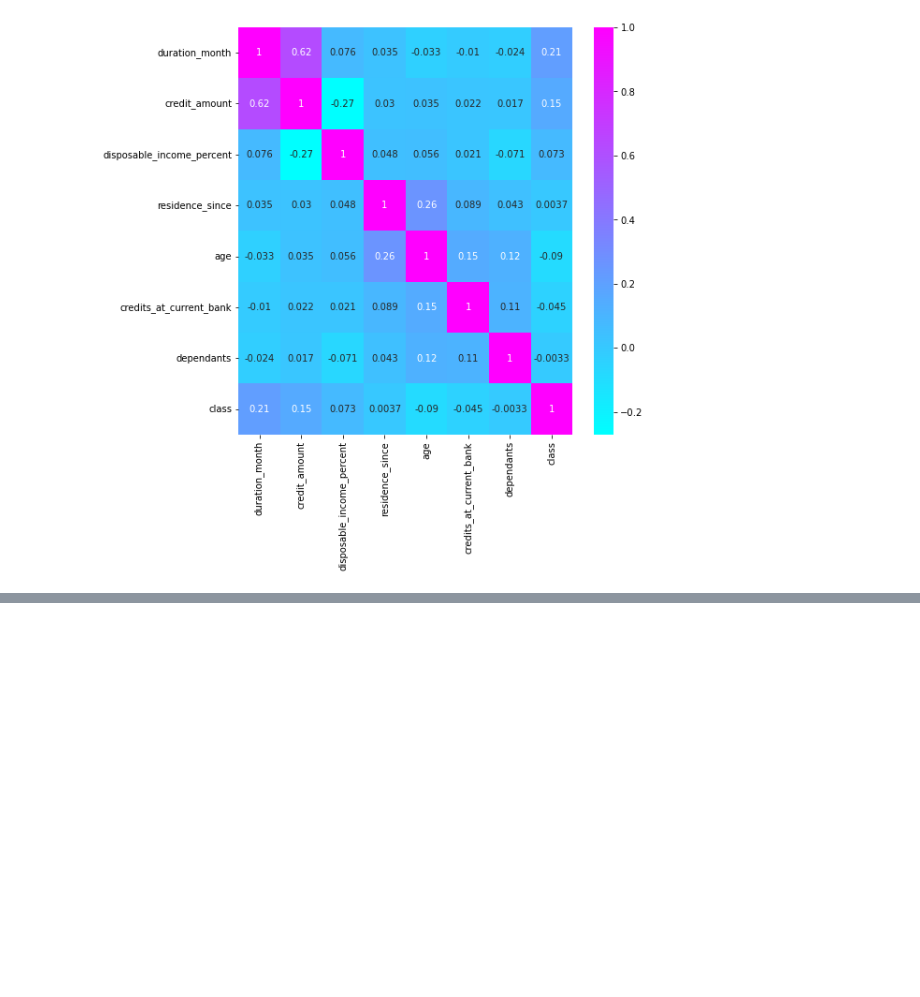
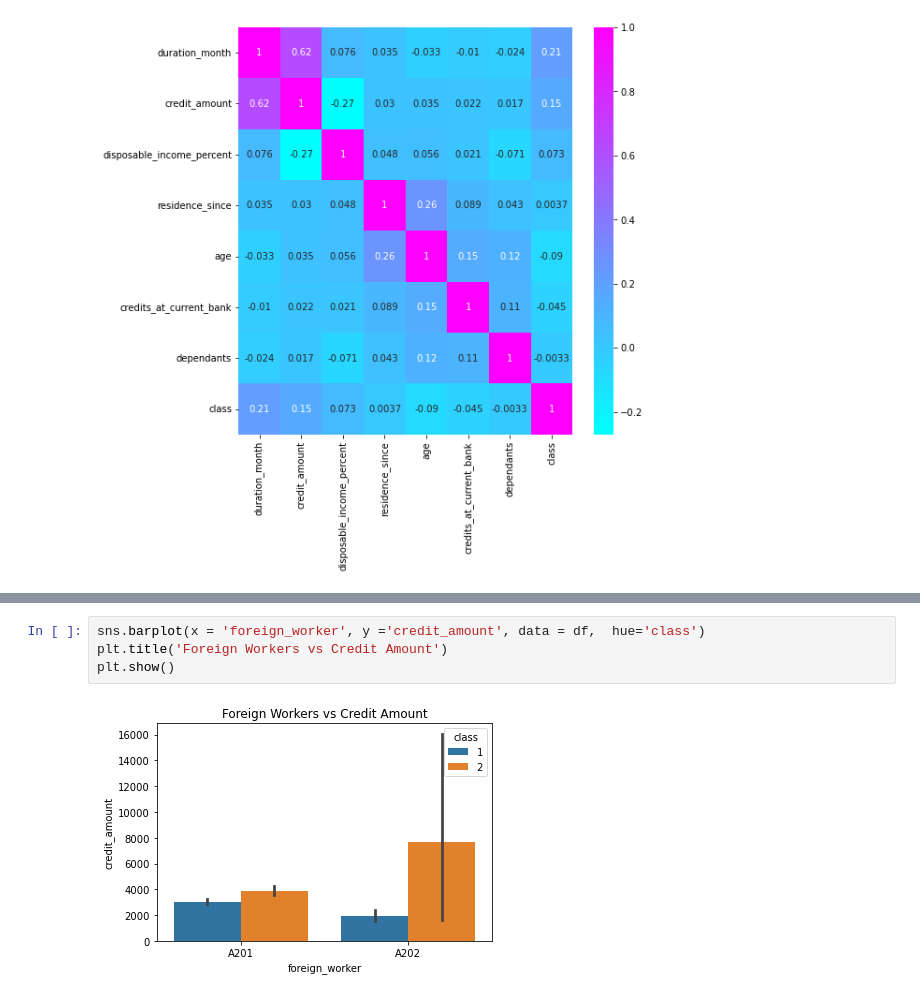
Before and after one commit to lopez-Luis89/Credit, a Jupyter notebook: Team Project AAI 501.ipynb, the cells around one changed output, grey strips where cells are left out. Drawn from its saved outputs; the diff is of its cells as text; blank space fills up the shorter version.

```diff
--- a/Team Project AAI 501.ipynb
+++ b/Team Project AAI 501.ipynb
@@ -118,0 +208,6 @@ sns.heatmap(corr_matr, cmap= 'cool', annot= True)
+# %%
+sns.barplot(x = 'foreign_worker', y ='credit_amount', data = df,  hue='class')
+plt.title('Foreign Workers vs Credit Amount')
+plt.show()
+# %% [output]
+[figure, added]
```
Also changed, not shown: parts of 14 cells of this notebook.
